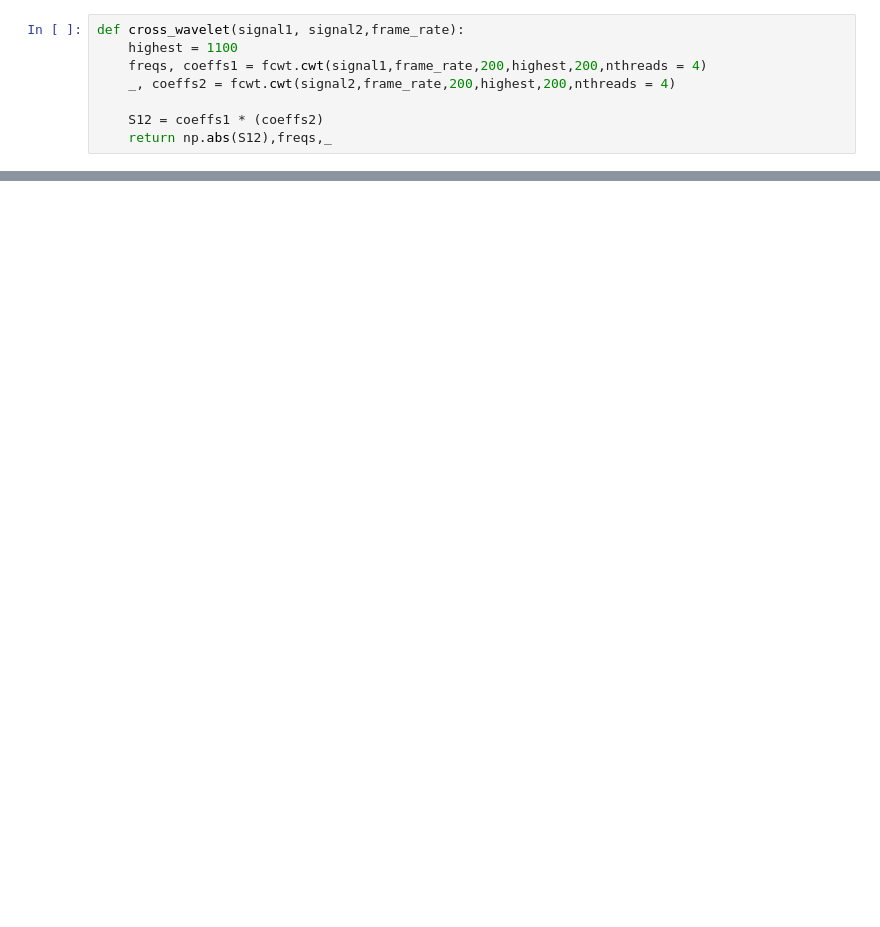
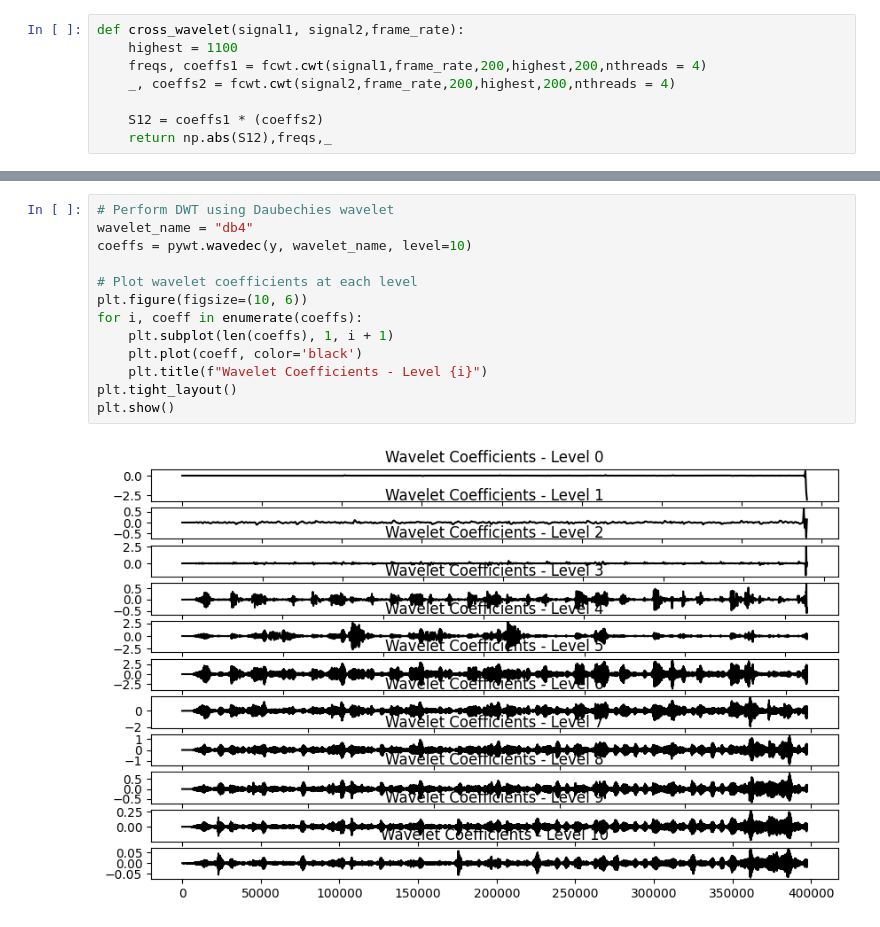
Before and after one commit to noshore5/Wavelet-Tech, a Jupyter notebook: fin/fCWT.ipynb, the cells around one changed output, grey strips where cells are left out. Saved outputs shown, nothing was run; the diff lists cells and outputs as text; blank space fills up the shorter version.

```diff
--- a/fin/fCWT.ipynb
+++ b/fin/fCWT.ipynb
@@ -181,0 +160,15 @@ def bandpass_filter(signal, lowcut, highcut, fs, order=4):
+# %%
+# Perform DWT using Daubechies wavelet
+wavelet_name = "db4"
+coeffs = pywt.wavedec(y, wavelet_name, level=10)
+
+# Plot wavelet coefficients at each level
+plt.figure(figsize=(10, 6))
+for i, coeff in enumerate(coeffs):
+    plt.subplot(len(coeffs), 1, i + 1)
+    plt.plot(coeff, color='black')
+    plt.title(f"Wavelet Coefficients - Level {i}")
+plt.tight_layout()
+plt.show()
+# %% [output]
+[figure, added]
```
Also changed, not shown: parts of 19 cells of this notebook, 3 other files.
